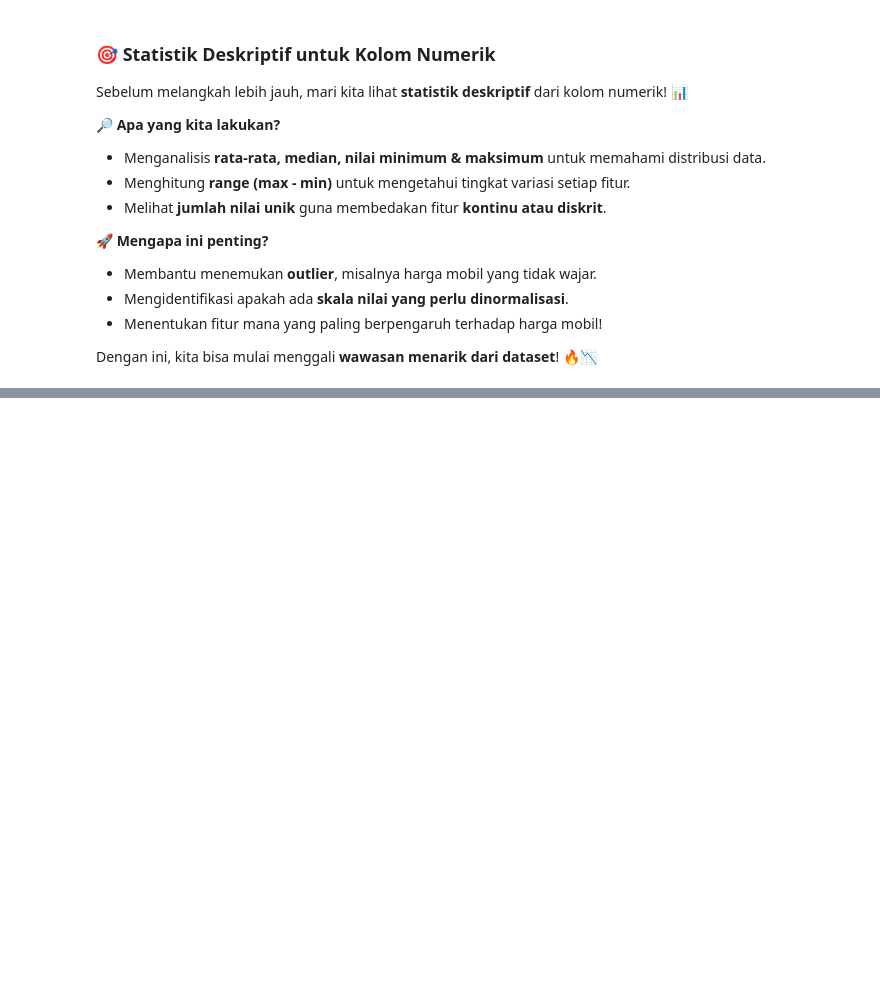
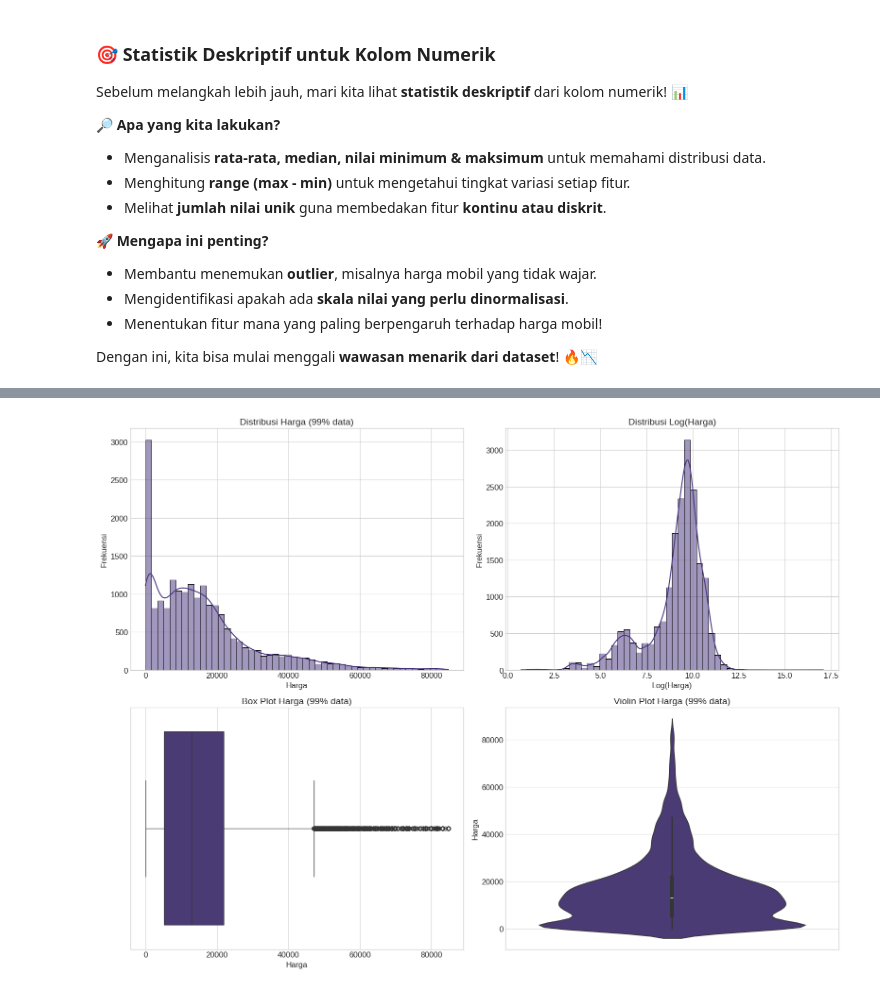
Before and after one commit to notsuperganang/Kelompok_2_Tugas02_Linear_Regression, a Jupyter notebook: main.ipynb, the cells around one changed output, grey strips where cells are left out. Saved outputs shown, nothing was run; the diff lists cells and outputs as text; code cells hidden in the pictures; blank space fills up the shorter version.

```diff
--- a/main.ipynb
+++ b/main.ipynb
@@ -349,0 +713,35 @@ Airbags: 17 nilai unik
+# %%
+p99 = np.percentile(df['Price'], 99)
+# %%
+plt.figure(figsize=(16, 12))
+
+# Histogram harga asli dengan zoom pada bagian utama data (percentile ke-99)
+plt.subplot(2, 2, 1)
+sns.histplot(df[df['Price'] <= p99]['Price'], bins=50, kde=True)
+plt.title('Distribusi Harga (99% data)', fontsize=14)
+plt.xlabel('Harga')
+plt.ylabel('Frekuensi')
+
+# Histogram dengan log transformasi
+plt.subplot(2, 2, 2)
+sns.histplot(np.log1p(df['Price']), bins=50, kde=True)
+plt.title('Distribusi Log(Harga)', fontsize=14)
+plt.xlabel('Log(Harga)')
+plt.ylabel('Frekuensi')
+
+# Boxplot dengan skala normal - zoom pada bagian utama
+plt.subplot(2, 2, 3)
+sns.boxplot(x=df[df['Price'] <= p99]['Price'])
+plt.title('Box Plot Harga (99% data)', fontsize=14)
+plt.xlabel('Harga')
+
+# Violin plot untuk visualisasi distribusi yang lebih baik
+plt.subplot(2, 2, 4)
+sns.violinplot(y=df[df['Price'] <= p99]['Price'])
+plt.title('Violin Plot Harga (99% data)', fontsize=14)
+plt.ylabel('Harga')
+
+plt.tight_layout()
+plt.show()
+# %% [output]
+[figure, added]
```
Also changed, not shown: parts of 58 cells of this notebook, 3 other files.
